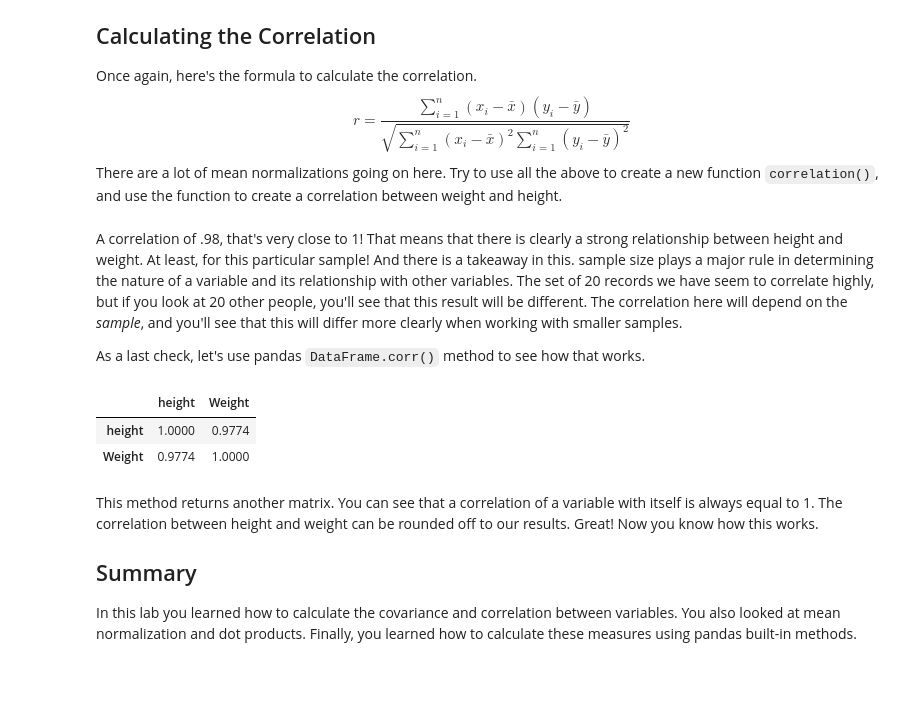
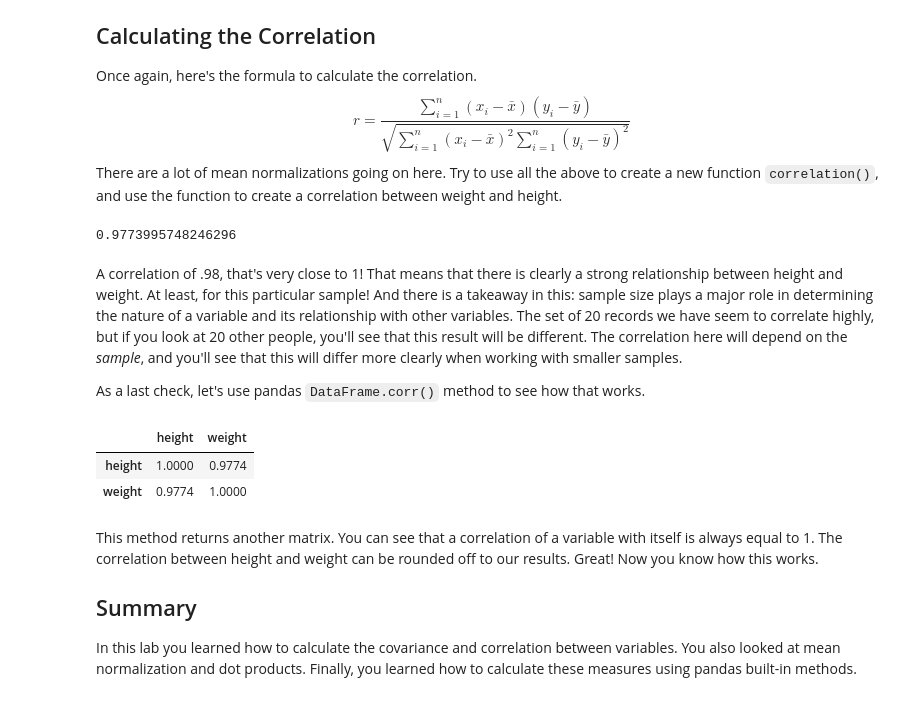
Before and after one commit to magnawhale/dsc-correlation-covariance-lab-online-ds-ft-051319, a Jupyter notebook: index.ipynb, the cells around one changed output. Cells and saved outputs as stored; diff of their text form; code cells hidden in the pictures.

```diff
--- a/index.ipynb
+++ b/index.ipynb
@@ -210,23 +214,29 @@ There are a lot of mean normalizations going on here. Try to use all the above t
 # Calculate Correlation between two variables using formula above
 import math
 def correlation(var1,var2):
+    x = mean_normalize(var1)
+    y = mean_normalize(var2)
+    numerator = covariance(var1,var2)*(len(var1)-1)
+    denominator = math.sqrt((covariance(var1,var1)*(len(var1)-1))
+                            * (covariance(var2,var2)*(len(var2)-1)))
+    return numerator/denominator
 
-    pass
-
-# correlation(data['height'], data['weight'])
+correlation(df['height'], df['weight'])
 
 # 0.98
+# %% [output]
+0.9773995748246296
 # %% [markdown]
-A correlation of .98, that's very close to 1! That means that there is clearly a strong relationship between height and weight. At least, for this particular sample!  And there is a takeaway in this. sample size plays a major rule in determining the nature of a variable and its relationship with other variables. The set of 20 records we have seem to correlate highly, but if you look at 20 other people, you'll see that this result will be different. The correlation here will depend on the _sample_, and you'll see that this will differ more clearly when working with smaller samples.
+A correlation of .98, that's very close to 1! That means that there is clearly a strong relationship between height and weight. At least, for this particular sample!  And there is a takeaway in this: sample size plays a major role in determining the nature of a variable and its relationship with other variables. The set of 20 records we have seem to correlate highly, but if you look at 20 other people, you'll see that this result will be different. The correlation here will depend on the _sample_, and you'll see that this will differ more clearly when working with smaller samples.
 
 As a last check, let's use pandas `DataFrame.corr()` method to see how that works.
 # %%
 # uncomment to run
-# data.corr()
+df.corr()
 # %% [output]
-|  | height | Weight |
+|  | height | weight |
 | height | 1.0000 | 0.9774 |
-| Weight | 0.9774 | 1.0000 |
+| weight | 0.9774 | 1.0000 |
 # %% [markdown]
 This method returns another matrix. You can see that a correlation of a variable with itself is always equal to 1. The correlation between height and weight can be rounded off to our results. Great! Now you know how this works.
 
```
Also changed, not shown: parts of 2 cells of this notebook.
